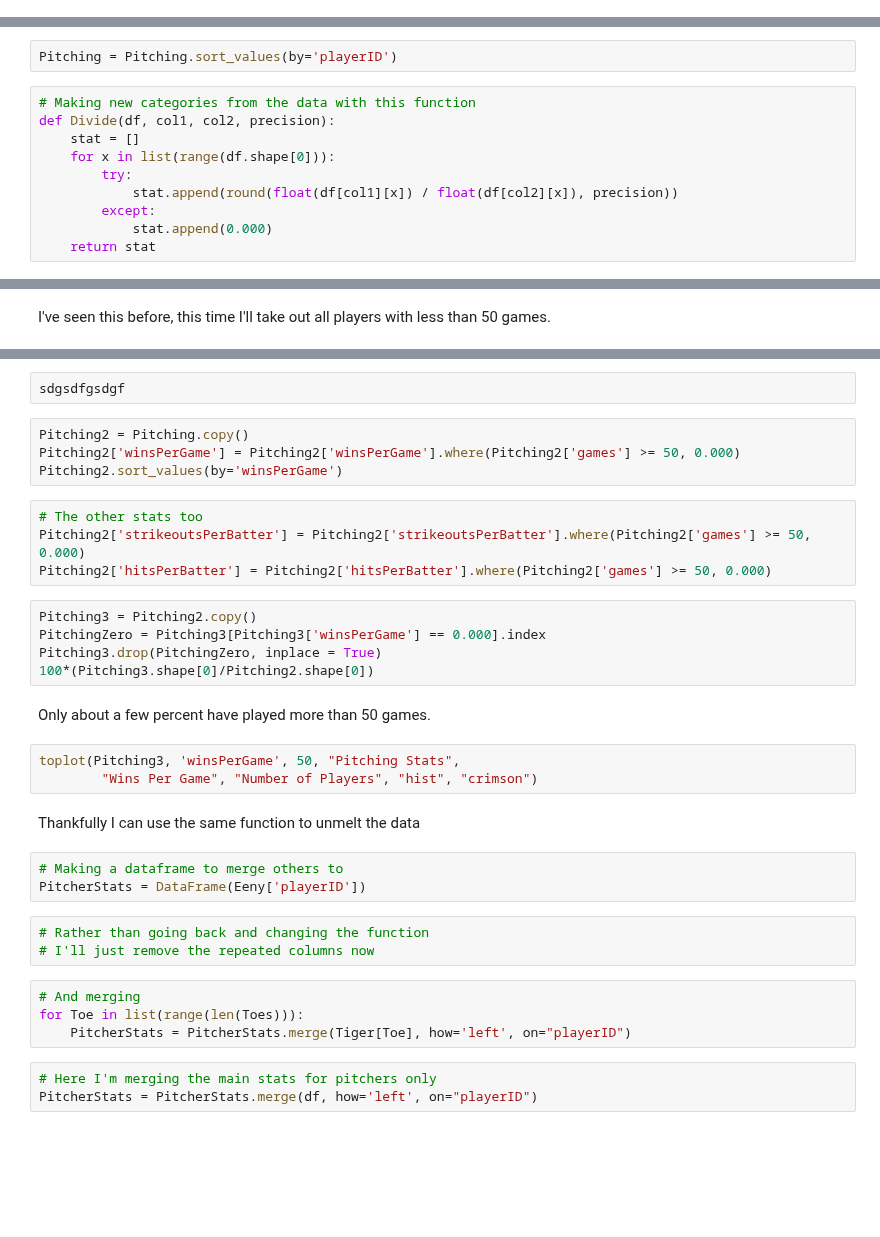
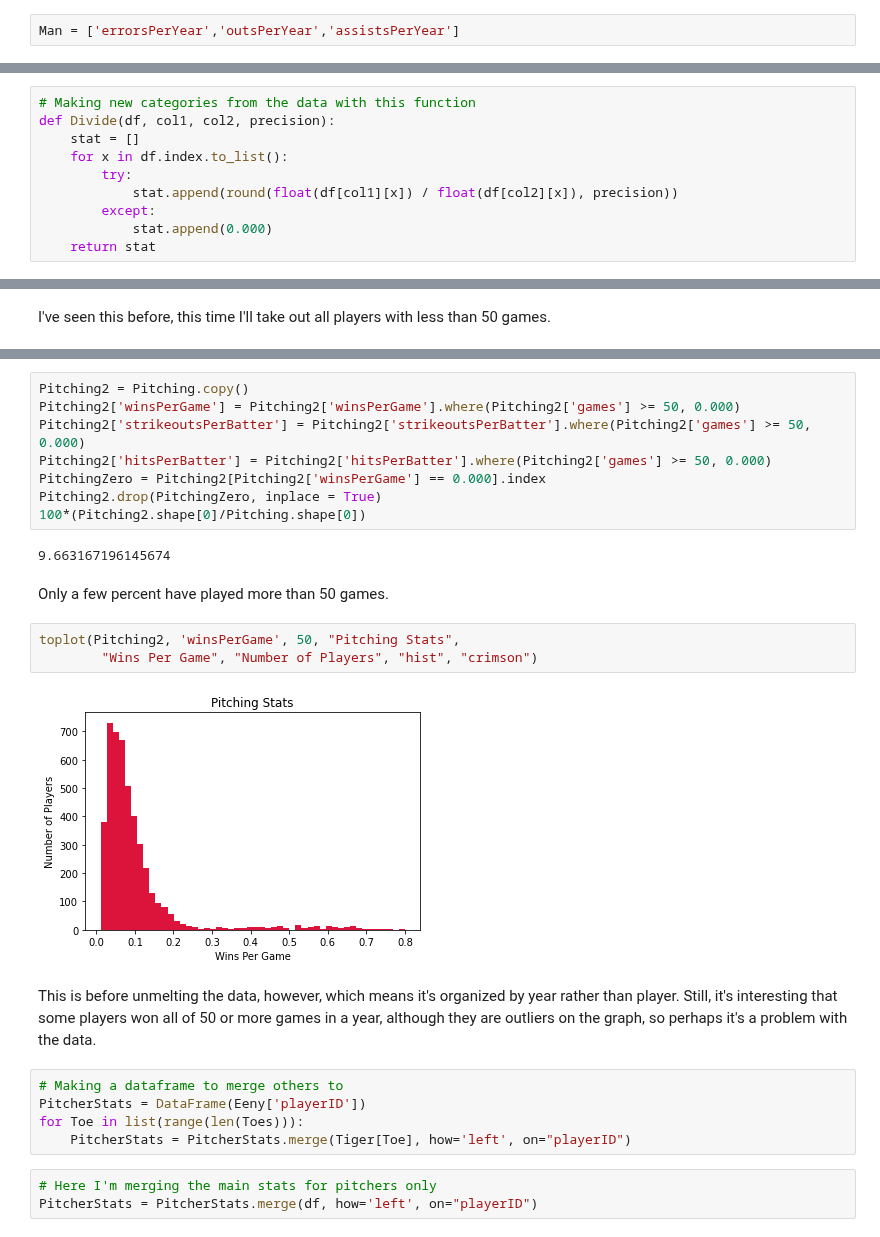
Before and after one commit to aradaha/Baseball-Stats-Project, a Jupyter notebook: Capstone.ipynb, the cells around one changed output, grey strips where cells are left out. Saved outputs shown, nothing was run; the diff lists cells and outputs as text; blank space fills up the shorter version.

```diff
--- a/Capstone.ipynb
+++ b/Capstone.ipynb
@@ -417,3 +416,5 @@ Man = ['errors','outs','assists']
+# %%
+Man = ['errorsPerYear','outsPerYear','assistsPerYear']
 # %%
 # Renaming columns
 for x in list(range(len(Man))):
@@ -474,13 +466,11 @@ memory usage: 2.5+ MB
 With only a few dozen N/A values, they can be dropped with little consequence
 # %%
 Pitching = Pitching.dropna()
-# %%
-Pitching = Pitching.sort_values(by='playerID')
 # %%
 # Making new categories from the data with this function
 def Divide(df, col1, col2, precision):
     stat = []
-    for x in list(range(df.shape[0])):
+    for x in df.index.to_list():
         try:
             stat.append(round(float(df[col1][x]) / float(df[col2][x]), precision))
         except:
@@ -521,35 +509,27 @@ Pitching2 = Pitching.copy()
-# %%
-sdgsdfgsdgf
-# %%
-Pitching2 = Pitching.copy()
-Pitching2['winsPerGame'] = Pitching2['winsPerGame'].where(Pitching2['games'] >= 50, 0.000)
-Pitching2.sort_values(by='winsPerGame')
 # %%
-# The other stats too
+Pitching2 = Pitching.copy()
+Pitching2['winsPerGame'] = Pitching2['winsPerGame'].where(Pitching2['games'] >= 50, 0.000)
 Pitching2['strikeoutsPerBatter'] = Pitching2['strikeoutsPerBatter'].where(Pitching2['games'] >= 50, 0.000)
 Pitching2['hitsPerBatter'] = Pitching2['hitsPerBatter'].where(Pitching2['games'] >= 50, 0.000)
+PitchingZero = Pitching2[Pitching2['winsPerGame'] == 0.000].index
+Pitching2.drop(PitchingZero, inplace = True)
+100*(Pitching2.shape[0]/Pitching.shape[0])
+# %% [output]
+9.663167196145674
-# %%
-Pitching3 = Pitching2.copy()
-PitchingZero = Pitching3[Pitching3['winsPerGame'] == 0.000].index
-Pitching3.drop(PitchingZero, inplace = True)
-100*(Pitching3.shape[0]/Pitching2.shape[0])
 # %% [markdown]
-Only about a few percent have played more than 50 games.
+Only a few percent have played more than 50 games.
 # %%
-toplot(Pitching3, 'winsPerGame', 50, "Pitching Stats",
+toplot(Pitching2, 'winsPerGame', 50, "Pitching Stats",
         "Wins Per Game", "Number of Players", "hist", "crimson")
+# %% [output]
+[figure, added]
-# %% [markdown]
-Thankfully I can use the same function to unmelt the data
+# %% [markdown]
+This is before unmelting the data, however, which means it's organized by year rather than player. Still, it's interesting that some players won all of 50 or more games in a year, although they are outliers on the graph, so perhaps it's a problem with the data.
 # %%
 # Making a dataframe to merge others to
 PitcherStats = DataFrame(Eeny['playerID'])
+for Toe in list(range(len(Toes))):
+    PitcherStats = PitcherStats.merge(Tiger[Toe], how='left', on="playerID")
-# %%
-# Rather than going back and changing the function
-# I'll just remove the repeated columns now
-# %%
-# And merging
-for Toe in list(range(len(Toes))):
-    PitcherStats = PitcherStats.merge(Tiger[Toe], how='left', on="playerID")
 # %%
 # Here I'm merging the main stats for pitchers only
 PitcherStats = PitcherStats.merge(df, how='left', on="playerID")
```
Also changed, not shown: parts of 18 cells of this notebook, 3 other files.
